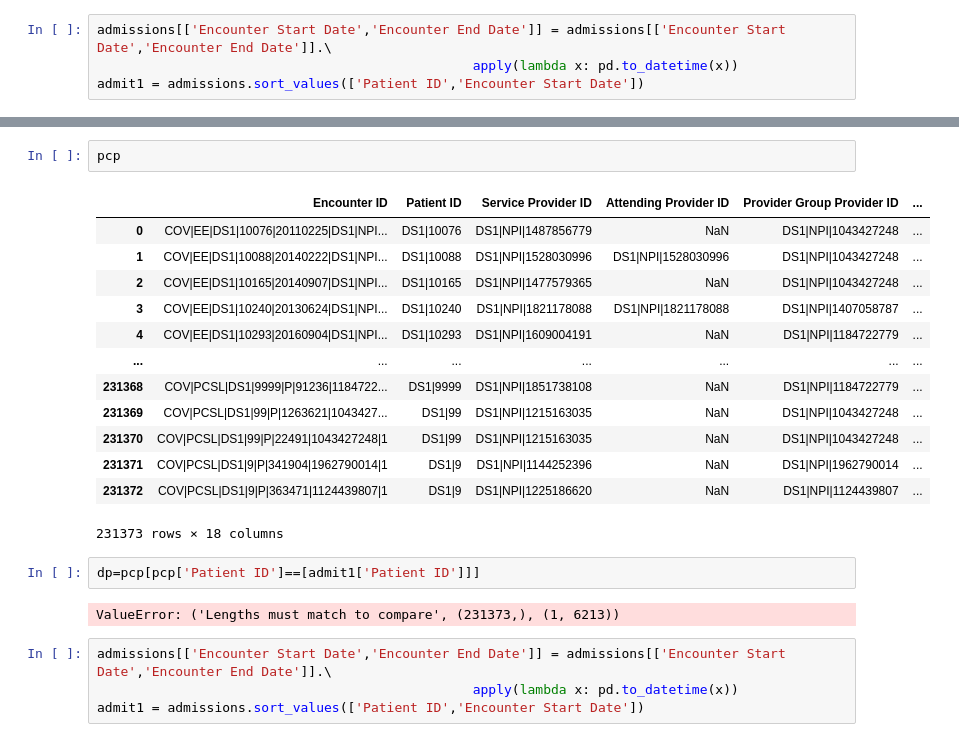
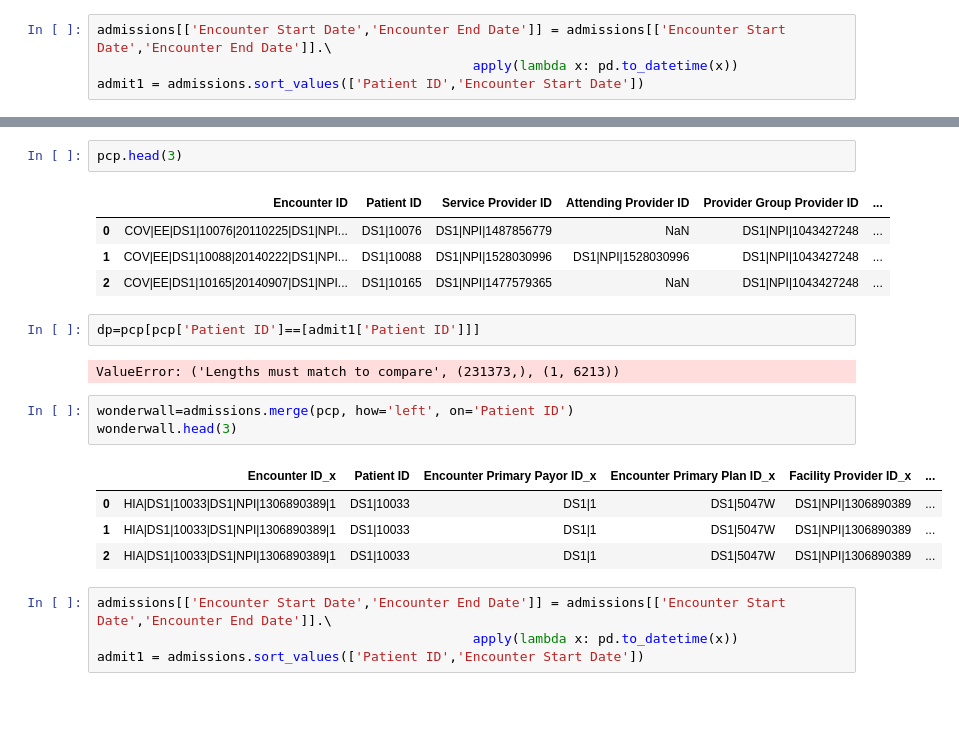
Before and after one commit to Engu12/hospital-readmission_pandas, a Jupyter notebook: hostile.ipynb, the cells around one changed output, grey strips where cells are left out. Cells and saved outputs as stored; diff of their text form; blank space fills up the shorter version.

```diff
--- a/hostile.ipynb
+++ b/hostile.ipynb
@@ -81,23 +65,22 @@ r
 # %%
-pcp
+pcp.head(3)
 # %% [output]
 |  | Encounter ID | Patient ID | Service Provider ID | Attending Provider ID | Provider Group Provider ID | ... |
 | 0 | COV|EE|DS1|10076|20110225|DS1|NPI... | DS1|10076 | DS1|NPI|1487856779 | NaN | DS1|NPI|1043427248 | ... |
 | 1 | COV|EE|DS1|10088|20140222|DS1|NPI... | DS1|10088 | DS1|NPI|1528030996 | DS1|NPI|1528030996 | DS1|NPI|1043427248 | ... |
 | 2 | COV|EE|DS1|10165|20140907|DS1|NPI... | DS1|10165 | DS1|NPI|1477579365 | NaN | DS1|NPI|1043427248 | ... |
-| 3 | COV|EE|DS1|10240|20130624|DS1|NPI... | DS1|10240 | DS1|NPI|1821178088 | DS1|NPI|1821178088 | DS1|NPI|1407058787 | ... |
-| 4 | COV|EE|DS1|10293|20160904|DS1|NPI... | DS1|10293 | DS1|NPI|1609004191 | NaN | DS1|NPI|1184722779 | ... |
-| ... | ... | ... | ... | ... | ... | ... |
-| 231368 | COV|PCSL|DS1|9999|P|91236|1184722... | DS1|9999 | DS1|NPI|1851738108 | NaN | DS1|NPI|1184722779 | ... |
-| 231369 | COV|PCSL|DS1|99|P|1263621|1043427... | DS1|99 | DS1|NPI|1215163035 | NaN | DS1|NPI|1043427248 | ... |
-| 231370 | COV|PCSL|DS1|99|P|22491|1043427248|1 | DS1|99 | DS1|NPI|1215163035 | NaN | DS1|NPI|1043427248 | ... |
-| 231371 | COV|PCSL|DS1|9|P|341904|1962790014|1 | DS1|9 | DS1|NPI|1144252396 | NaN | DS1|NPI|1962790014 | ... |
-| 231372 | COV|PCSL|DS1|9|P|363471|1124439807|1 | DS1|9 | DS1|NPI|1225186620 | NaN | DS1|NPI|1124439807 | ... |
-231373 rows × 18 columns
 # %%
 dp=pcp[pcp['Patient ID']==[admit1['Patient ID']]]
 # %% [output]
 ValueError: ('Lengths must match to compare', (231373,), (1, 6213))
+# %%
+wonderwall=admissions.merge(pcp, how='left', on='Patient ID')
+wonderwall.head(3)
+# %% [output]
+|  | Encounter ID_x | Patient ID | Encounter Primary Payor ID_x | Encounter Primary Plan ID_x | Facility Provider ID_x | ... |
+| 0 | HIA|DS1|10033|DS1|NPI|1306890389|1 | DS1|10033 | DS1|1 | DS1|5047W | DS1|NPI|1306890389 | ... |
+| 1 | HIA|DS1|10033|DS1|NPI|1306890389|1 | DS1|10033 | DS1|1 | DS1|5047W | DS1|NPI|1306890389 | ... |
+| 2 | HIA|DS1|10033|DS1|NPI|1306890389|1 | DS1|10033 | DS1|1 | DS1|5047W | DS1|NPI|1306890389 | ... |
 # %%
 admissions[['Encounter Start Date','Encounter End Date']] = admissions[['Encounter Start Date','Encounter End Date']].\
                                                 apply(lambda x: pd.to_datetime(x))
```
Also changed, not shown: parts of 7 cells of this notebook.
